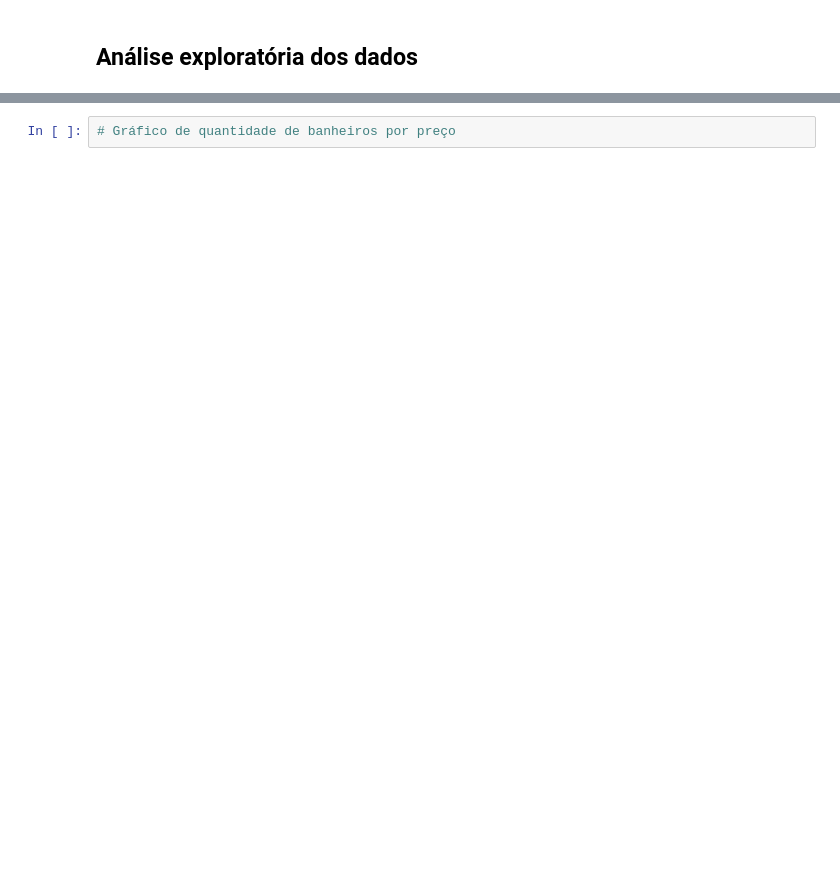
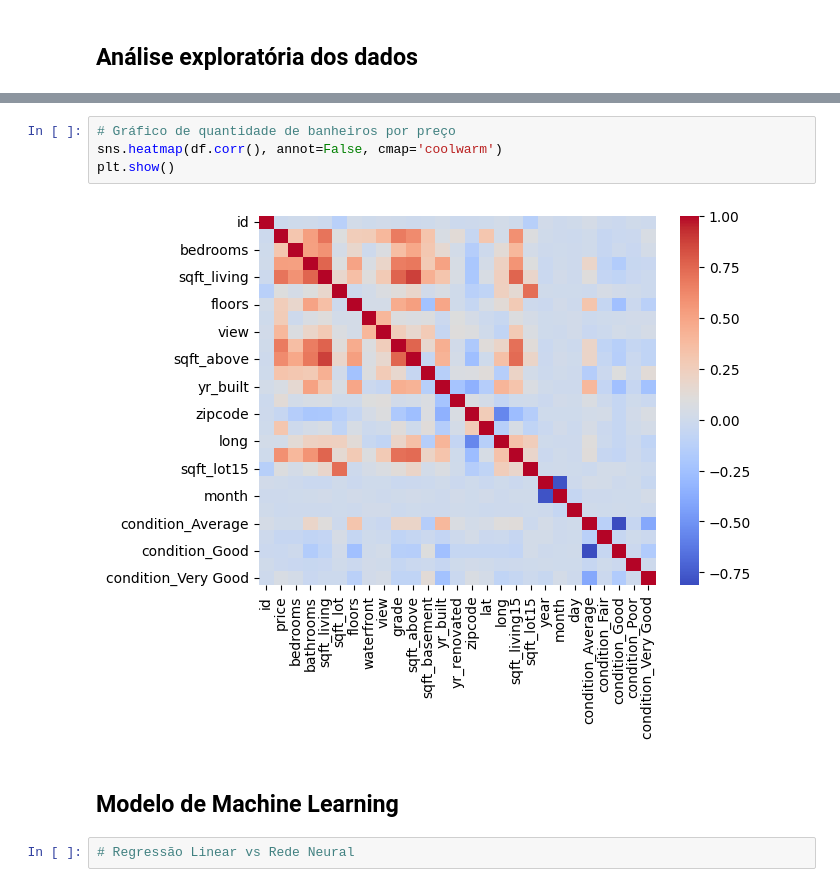
Before and after one commit to EnzoSBDias/House_Pricing_ML, a Jupyter notebook: code/main.ipynb, the cells around one changed output, grey strips where cells are left out. Drawn from its saved outputs; the diff is of its cells as text; blank space fills up the shorter version.

```diff
--- a/code/main.ipynb
+++ b/code/main.ipynb
@@ -191,2 +168,10 @@ plt.show()
 # %%
 # Gráfico de quantidade de banheiros por preço
+sns.heatmap(df.corr(), annot=False, cmap='coolwarm')
+plt.show()
+# %% [output]
+[figure, added]
+# %% [markdown]
+## Modelo de Machine Learning
+# %%
+# Regressão Linear vs Rede Neural
```
Also changed, not shown: parts of 5 cells of this notebook.
